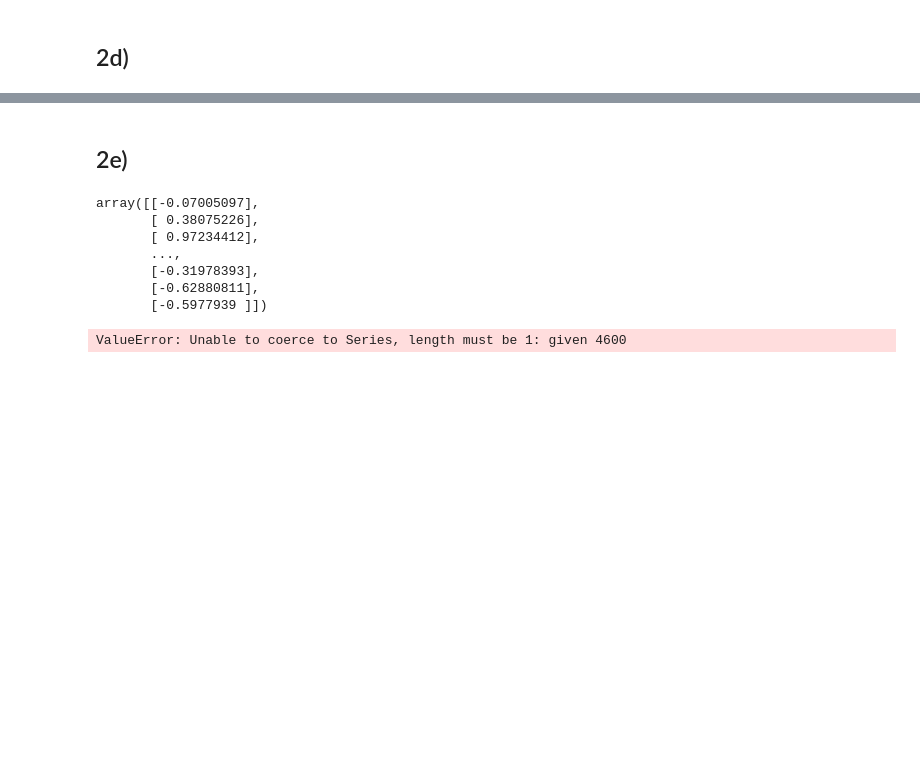
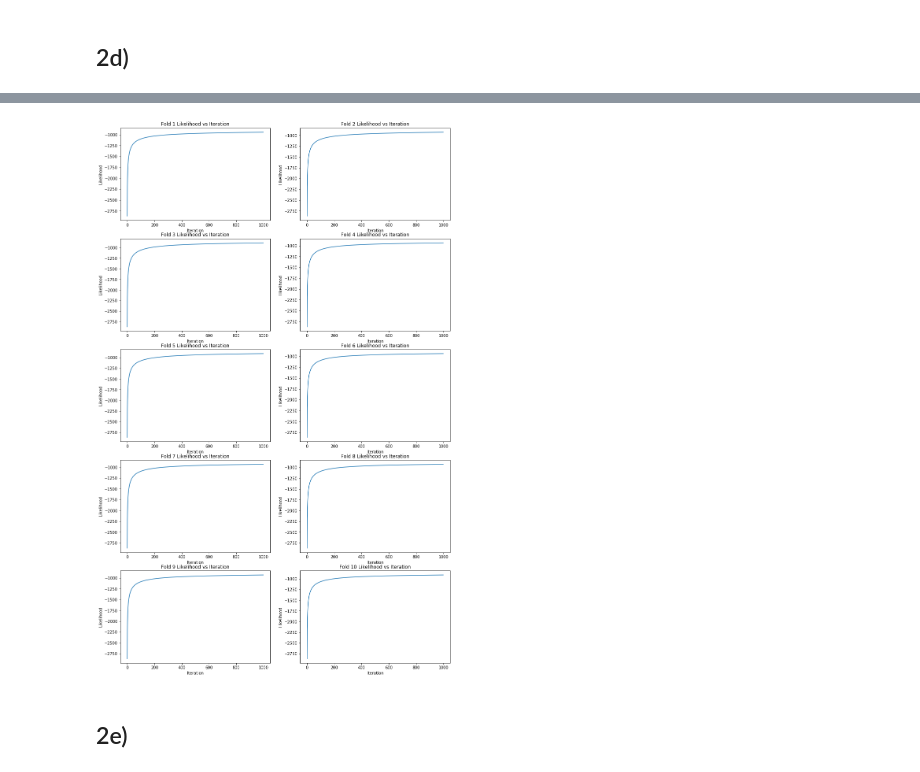
Before and after one commit to yjs1210/machine-learning, a Jupyter notebook: Hw2.ipynb, the cells around one changed output, grey strips where cells are left out. Drawn from its saved outputs; the diff is of its cells as text; code cells hidden in the pictures; blank space fills up the shorter version.

```diff
--- a/Hw2.ipynb
+++ b/Hw2.ipynb
@@ -233,2 +255,15 @@ plt.plot(out)
+# %%
+f = plt.figure(figsize=(15,25))
+for idx,(key,val) in enumerate(out_logit.items()):
+    if idx<9:
+        tmp = f.add_subplot('52'+str(idx+1))
+    else:
+        tmp=f.add_subplot('520')
+    tmp.plot(val)
+    tmp.set_title("Fold "  + str(idx+1) + " Likelihood vs Iteration")
+    tmp.set_xlabel("Iteration" )
+    tmp.set_ylabel("Likelihood" )
+# %% [output]
+[figure, added]
 # %% [markdown]
 ## 2e)
@@ -239,10 +269,0 @@ lr = LinearRegression().fit(X_logit,y_logit)
-# %%
-lr.predict(X_logit)
-# %% [output]
-array([[-0.07005097],
-       [ 0.38075226],
-       [ 0.97234412],
-       ...,
-       [-0.31978393],
-       [-0.62880811],
-       [-0.5977939 ]])
@@ -276,5 +269,0 @@ def logistic_regression(features, target, num_steps, learning_rate, add_intercep
-# %%
-weights = logistic_regression(X, y,
-                     num_steps = 1000, learning_rate = step_size, add_intercept=True)
-# %% [output]
-ValueError: Unable to coerce to Series, length must be 1: given 4600
```
Also changed, not shown: parts of 32 cells of this notebook, 1 other file.
